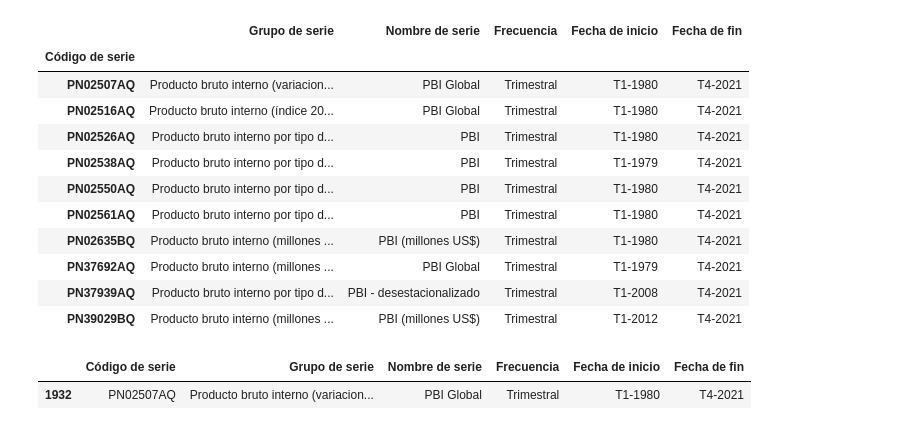
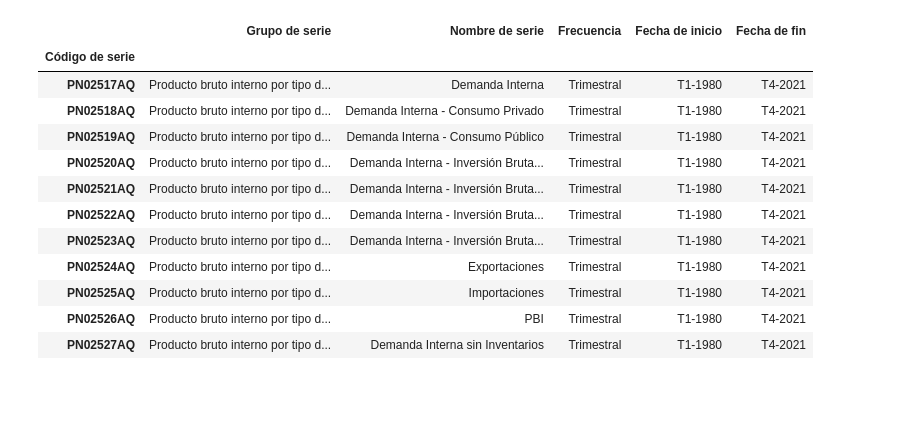
Before and after one commit to mauricioalvaradoo/economical_apis, a Jupyter notebook: prueba.ipynb, the cells around one changed output. Drawn from its saved outputs; the diff is of its cells as text; code cells hidden in the pictures; blank space fills up the shorter version.

```diff
--- a/prueba.ipynb
+++ b/prueba.ipynb
@@ -4,25 +6,20 @@ import matplotlib.pyplot as plt
 # %%
-consulta = ["PBI"]
-grupo = ["Producto"]
+series = [""]
+grupo = ["gasto", "Producto", "variaciones"]
 
-codes = api_bcrp.get_codes(consulta, grupo, "Trimestral")
-codes
+df = api_BCRP.get_codes(consulta = series, grupo = grupo, frecuencia="Trimestral")
+df
 # %% [output]
 |  | Grupo de serie | Nombre de serie | Frecuencia | Fecha de inicio | Fecha de fin |
 | Código de serie |  |  |  |  |  |
-| PN02507AQ | Producto bruto interno (variacion... | PBI Global | Trimestral | T1-1980 | T4-2021 |
-| PN02516AQ | Producto bruto interno (índice 20... | PBI Global | Trimestral | T1-1980 | T4-2021 |
+| PN02517AQ | Producto bruto interno por tipo d... | Demanda Interna | Trimestral | T1-1980 | T4-2021 |
+| PN02518AQ | Producto bruto interno por tipo d... | Demanda Interna - Consumo Privado | Trimestral | T1-1980 | T4-2021 |
+| PN02519AQ | Producto bruto interno por tipo d... | Demanda Interna - Consumo Público | Trimestral | T1-1980 | T4-2021 |
+| PN02520AQ | Producto bruto interno por tipo d... | Demanda Interna - Inversión Bruta... | Trimestral | T1-1980 | T4-2021 |
+| PN02521AQ | Producto bruto interno por tipo d... | Demanda Interna - Inversión Bruta... | Trimestral | T1-1980 | T4-2021 |
+| PN02522AQ | Producto bruto interno por tipo d... | Demanda Interna - Inversión Bruta... | Trimestral | T1-1980 | T4-2021 |
+| PN02523AQ | Producto bruto interno por tipo d... | Demanda Interna - Inversión Bruta... | Trimestral | T1-1980 | T4-2021 |
+| PN02524AQ | Producto bruto interno por tipo d... | Exportaciones | Trimestral | T1-1980 | T4-2021 |
+| PN02525AQ | Producto bruto interno por tipo d... | Importaciones | Trimestral | T1-1980 | T4-2021 |
 | PN02526AQ | Producto bruto interno por tipo d... | PBI | Trimestral | T1-1980 | T4-2021 |
-| PN02538AQ | Producto bruto interno por tipo d... | PBI | Trimestral | T1-1979 | T4-2021 |
-| PN02550AQ | Producto bruto interno por tipo d... | PBI | Trimestral | T1-1980 | T4-2021 |
-| PN02561AQ | Producto bruto interno por tipo d... | PBI | Trimestral | T1-1980 | T4-2021 |
-| PN02635BQ | Producto bruto interno (millones ... | PBI (millones US$) | Trimestral | T1-1980 | T4-2021 |
-| PN37692AQ | Producto bruto interno (millones ... | PBI Global | Trimestral | T1-1979 | T4-2021 |
-| PN37939AQ | Producto bruto interno por tipo d... | PBI - desestacionalizado | Trimestral | T1-2008 | T4-2021 |
-| PN39029BQ | Producto bruto interno (millones ... | PBI (millones US$) | Trimestral | T1-2012 | T4-2021 |
+| PN02527AQ | Producto bruto interno por tipo d... | Demanda Interna sin Inventarios | Trimestral | T1-1980 | T4-2021 |
-# %%
-documentacion = api_bcrp.get_documentation("PN02507AQ")
-documentacion
-# %% [output]
-|  | Código de serie | Grupo de serie | Nombre de serie | Frecuencia | Fecha de inicio | Fecha de fin |
-| 1932 | PN02507AQ | Producto bruto interno (variacion... | PBI Global | Trimestral | T1-1980 | T4-2021 |
```
Also changed, not shown: parts of 6 cells of this notebook, 5 other files.
